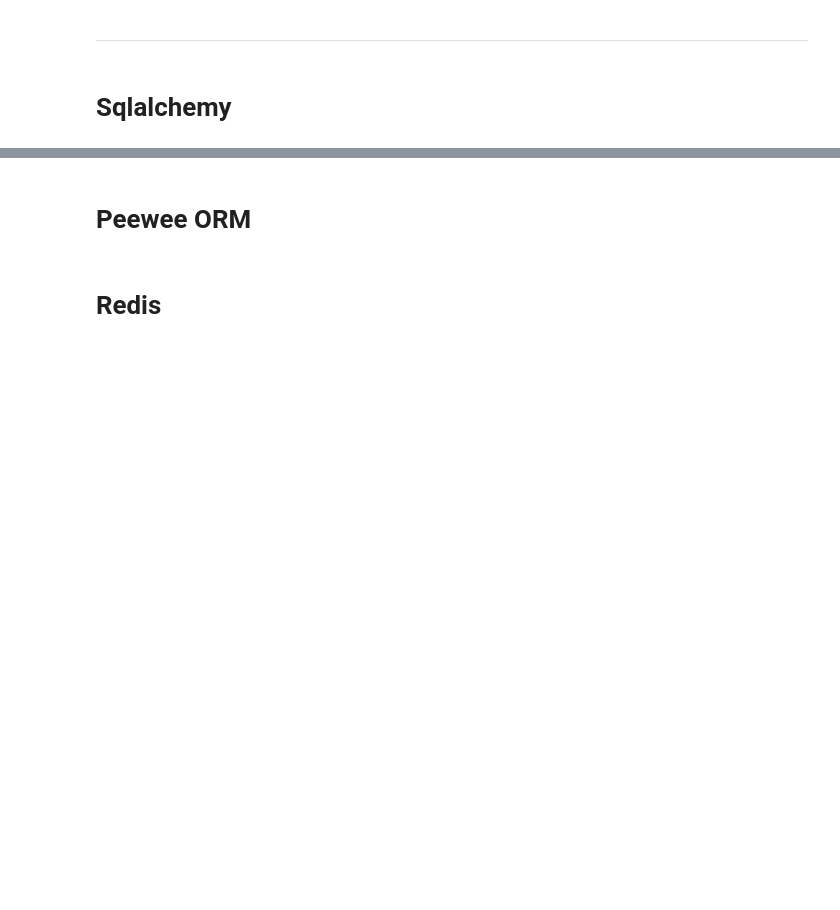
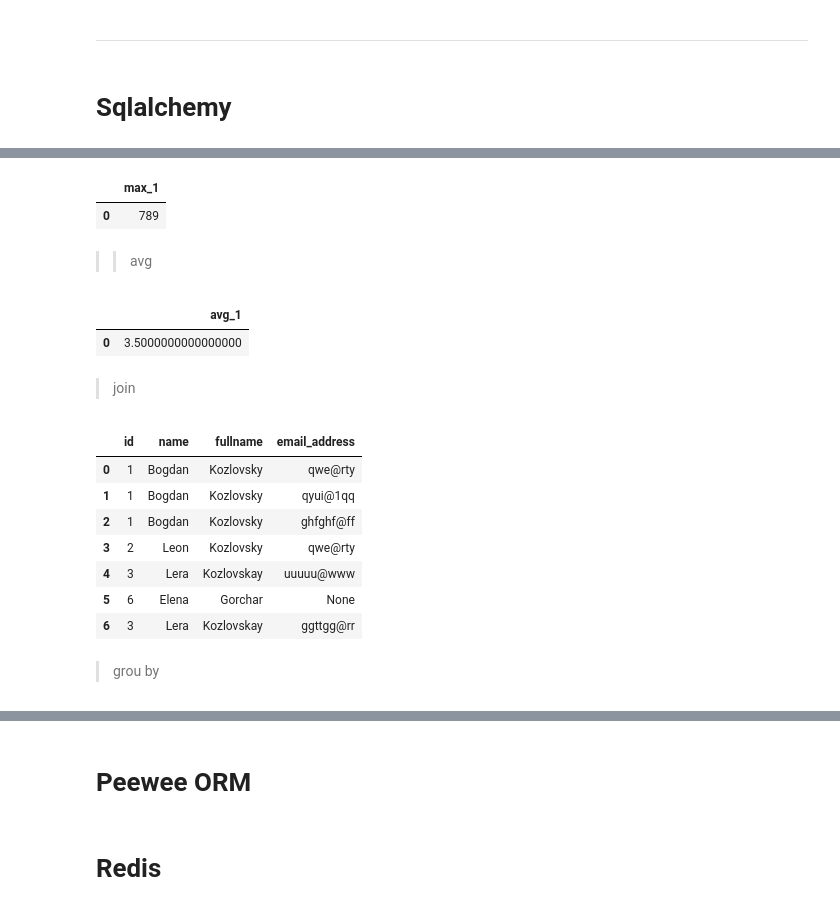
Before and after one commit to Hubitskiy/mongo_db_alchemy, a Jupyter notebook: src/examples_book.ipynb, the cells around one changed output, grey strips where cells are left out. Saved outputs shown, nothing was run; the diff lists cells and outputs as text; code cells hidden in the pictures; blank space fills up the shorter version.

```diff
--- a/src/examples_book.ipynb
+++ b/src/examples_book.ipynb
@@ -47,0 +52,4 @@ engine = create_engine(DATABASE_CONNECTION_URI)
+# %%
+connection = engine.connect()
+metadata = MetaData()
+my_user = Table('my_user', metadata, autoload=True, autoload_with=engine)
@@ -47,0 +215,50 @@ engine = create_engine(DATABASE_CONNECTION_URI)
+# %%
+query = select([func.max(my_user.columns.password)])
+ResultProxy = connection.execute(query)
+ResultSet = ResultProxy.fetchall()
+df = pd.DataFrame(ResultSet)
+df.columns = ResultSet[0].keys()
+df
+# %% [output]
+|  | max_1 |
+| 0 | 789 |
+# %% [markdown]
+>> avg
+# %%
+query = select([func.avg(my_user.columns.id)])
+ResultProxy = connection.execute(query)
+ResultSet = ResultProxy.fetchall()
+df = pd.DataFrame(ResultSet)
+df.columns = ResultSet[0].keys()
+df
+# %% [output]
+|  | avg_1 |
+| 0 | 3.5000000000000000 |
+# %% [markdown]
+>join
+# %%
+my_user = Table('my_user', metadata, autoload=True, autoload_with=engine)
+address = Table('address', metadata, autoload=True, autoload_with=engine)
+# %%
+query = select([my_user.c.id,
+                my_user.c.name,
+                my_user.c.fullname,
+                address.c.email_address])\
+.where(my_user.c.id==address.c.user_id)
+
+ResultProxy = connection.execute(query)
+ResultSet = ResultProxy.fetchall()
+df = pd.DataFrame(ResultSet)
+df.columns = ResultSet[0].keys()
+df
+# %% [output]
+|  | id | name | fullname | email_address |
+| 0 | 1 | Bogdan | Kozlovsky | qwe@rty |
+| 1 | 1 | Bogdan | Kozlovsky | qyui@1qq |
+| 2 | 1 | Bogdan | Kozlovsky | ghfghf@ff |
+| 3 | 2 | Leon | Kozlovsky | qwe@rty |
+| 4 | 3 | Lera | Kozlovskay | uuuuu@www |
+| 5 | 6 | Elena | Gorchar | None |
+| 6 | 3 | Lera | Kozlovskay | ggttgg@rr |
+# %% [markdown]
+>grou by
```
Also changed, not shown: parts of 112 cells of this notebook, 2 other files.
